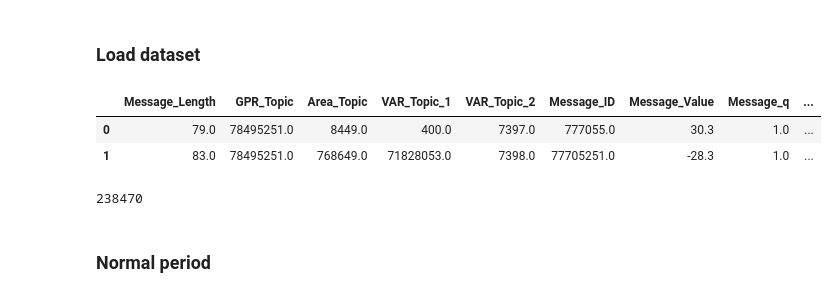
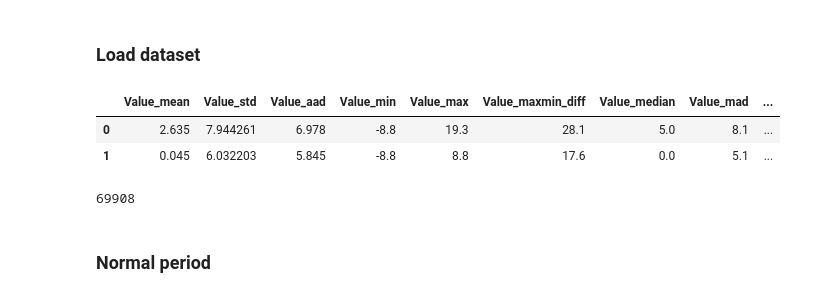
Before and after one commit to lagercarvalho/usad, a Jupyter notebook: USAD.ipynb, the cells around one changed output. Saved outputs shown, nothing was run; the diff lists cells and outputs as text; code cells hidden in the pictures.

```diff
--- a/USAD.ipynb
+++ b/USAD.ipynb
@@ -24,20 +25,20 @@ GPU 0: NVIDIA GeForce RTX 3060 Ti (UUID: GPU-1e84eb32-9819-cc34-0b25-e159dc3f19e
 # %% [markdown]
 ### Load dataset
 # %%
-file = "MQTT_station1"
-dataset = pd.read_csv(f'data/{file}_label.csv')
+file = "SCADA_Station1_11042_10000_label_statistical_20_5"
+dataset = pd.read_csv(f'statistical_data/{file}.csv')
 
 dataset.head(2)
 # %% [output]
-|  | Message_Length | GPR_Topic | Area_Topic | VAR_Topic_1 | VAR_Topic_2 | Message_ID | Message_Value | Message_q | ... |
-| 0 | 79.0 | 78495251.0 | 8449.0 | 400.0 | 7397.0 | 777055.0 | 30.3 | 1.0 | ... |
-| 1 | 83.0 | 78495251.0 | 768649.0 | 71828053.0 | 7398.0 | 77705251.0 | -28.3 | 1.0 | ... |
+|  | Value_mean | Value_std | Value_aad | Value_min | Value_max | Value_maxmin_diff | Value_median | Value_mad | ... |
+| 0 | 2.635 | 7.944261 | 6.978 | -8.8 | 19.3 | 28.1 | 5.0 | 8.1 | ... |
+| 1 | 0.045 | 6.032203 | 5.845 | -8.8 | 8.8 | 17.6 | 0.0 | 5.1 | ... |
 # %%
-normal, attack = train_test_split(dataset, test_size=0.9, shuffle=False)
+normal, attack = train_test_split(dataset, test_size=0.2, shuffle=False)
 train_size = len(normal)
 train_size
 # %% [output]
-238470
+69908
 # %% [markdown]
 ### Normal period
 # %%
```
Also changed, not shown: parts of 18 cells of this notebook, 4 other files.
